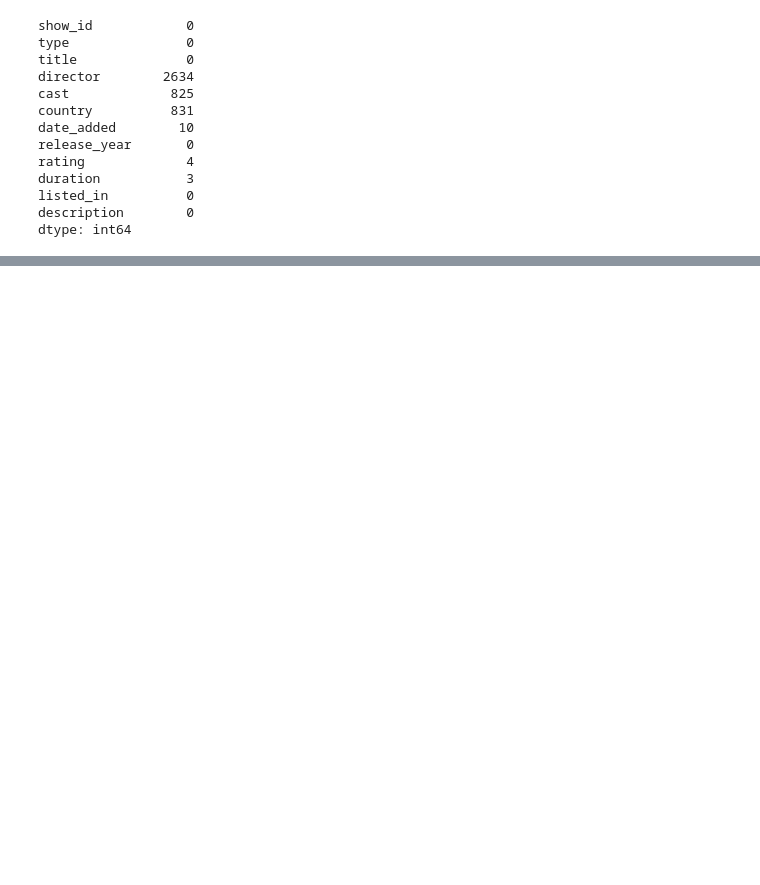
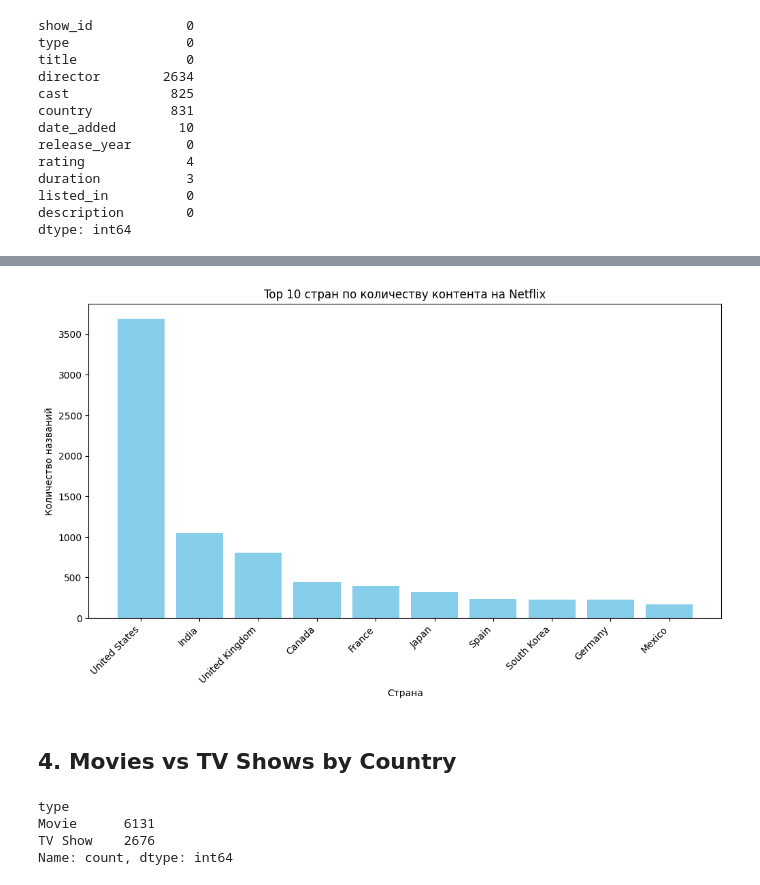
Before and after one commit to Alexey9991984/Projects, a Jupyter notebook: PROJECTS/netflix_top_countries/netflix_top_countries.ipynb, the cells around one changed output, grey strips where cells are left out. Cells and saved outputs as stored; diff of their text form; code cells hidden in the pictures; blank space fills up the shorter version.

Commit message:
netflix_top_countries

```diff
--- a/PROJECTS/netflix_top_countries/netflix_top_countries.ipynb
+++ b/PROJECTS/netflix_top_countries/netflix_top_countries.ipynb
@@ -76,0 +136,19 @@ country_df.plot(kind='bar', figsize=(12,5))
+# %%
+plt.figure(figsize=(12, 6))
+plt.bar(top10["country"], top10["titles_count"], color="skyblue")
+plt.xticks(rotation=45, ha="right")
+plt.title("Top 10 стран по количеству контента на Netflix")
+plt.xlabel("Страна")
+plt.ylabel("Количество названий")
+plt.show()
+# %% [output]
+[figure, added]
+# %% [markdown]
+## 4. Movies vs TV Shows by Country
+# %%
+df["type"].value_counts() # count occurrences of each type
+# %% [output]
+type
+Movie      6131
+TV Show    2676
+Name: count, dtype: int64
```
Also changed, not shown: parts of 23 cells of this notebook.
